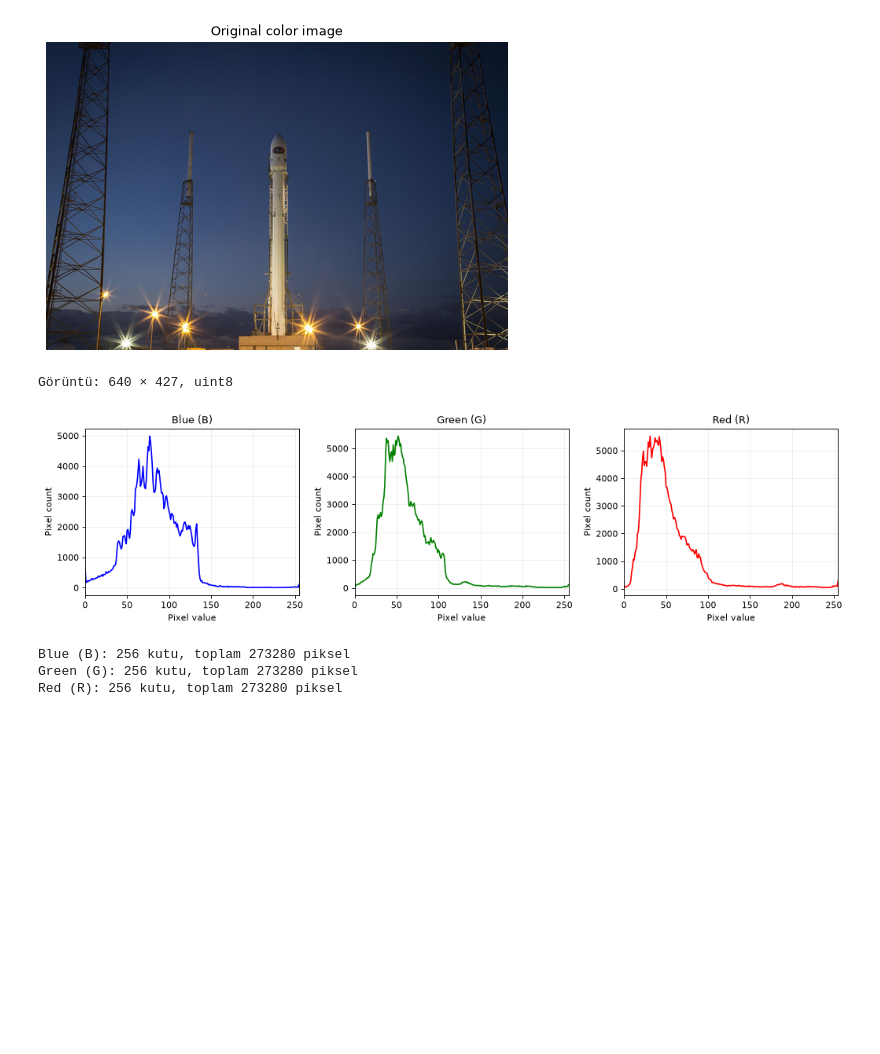
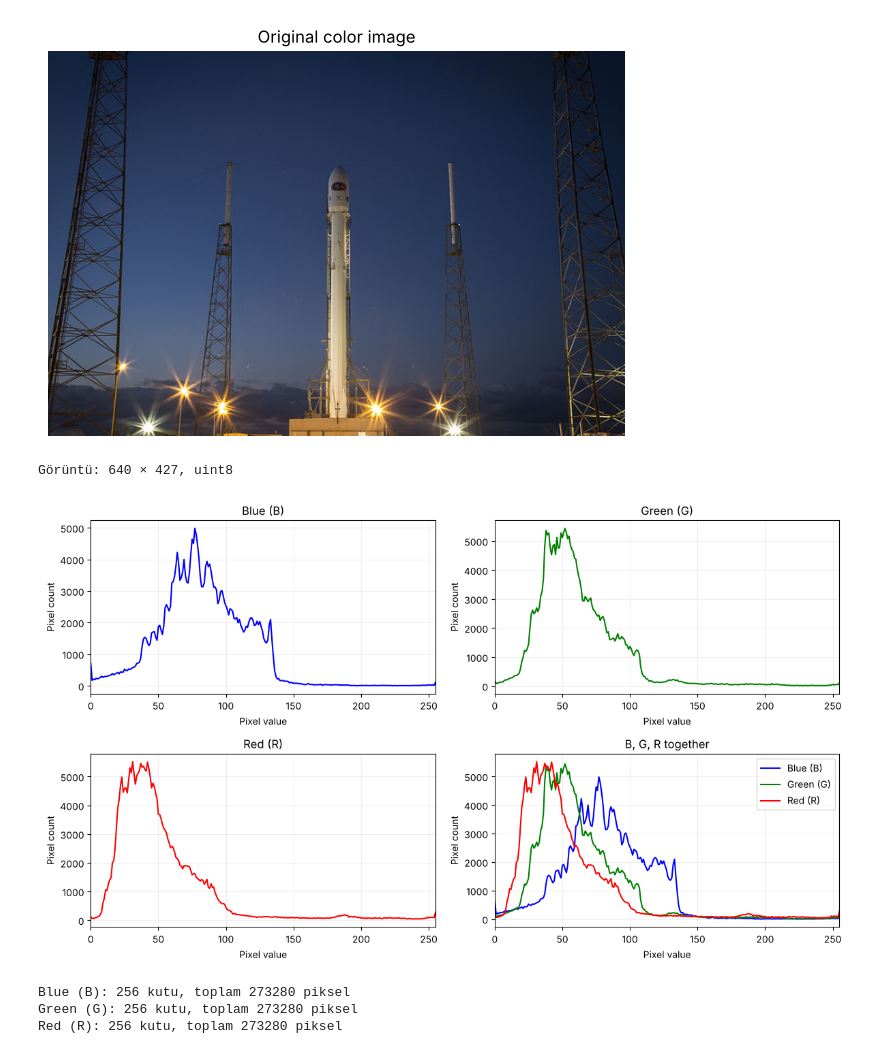
Before and after one commit to Nmertgules/DEEP, a Jupyter notebook: week5/01_color_histograms_opencv.ipynb, the cells around one changed output. Drawn from its saved outputs; the diff is of its cells as text; code cells hidden in the pictures; blank space fills up the shorter version.

```diff
--- a/week5/01_color_histograms_opencv.ipynb
+++ b/week5/01_color_histograms_opencv.ipynb
@@ -12,13 +12,19 @@ import cv2
 import numpy as np
 import matplotlib.pyplot as plt
 
-# Repodaki mevcut renkli fotoğrafı kullanıyoruz.
-HERE = Path('week5') if Path('week5').is_dir() else Path('.')
-IMAGE = HERE.parent / 'week4' / 'assets' / 'rocket.jpg'
+plt.rcParams['svg.hashsalt'] = 'week5'  # SVG içindeki kimlikler sabit; aynı girdi aynı dosyayı üretir.
+
+# Repo kökünü çalışılan klasörden yukarı doğru arayarak buluyoruz; böylece
+# notebook hem repo kökünden hem de week5 klasöründen çalışır.
+ROOT = next((p for p in [Path.cwd(), *Path.cwd().parents]
+             if (p / 'week4' / 'assets' / 'rocket.jpg').is_file()), None)
+if ROOT is None:
+    raise FileNotFoundError('week4/assets/rocket.jpg bulunamadı. Repoyu bütünüyle indirip repo içinden çalıştırın.')
+IMAGE = ROOT / 'week4' / 'assets' / 'rocket.jpg'
 bgr = cv2.imread(str(IMAGE), cv2.IMREAD_COLOR)
 if bgr is None:
-    raise FileNotFoundError(f'Görüntü okunamadı: {IMAGE}. Repoyu bütünüyle indirin.')
-OUT = HERE / 'results'
+    raise FileNotFoundError(f'Görüntü okunamadı: {IMAGE}.')
+OUT = ROOT / 'week5' / 'results'
 OUT.mkdir(exist_ok=True)
 channels = cv2.split(bgr)  # B, G, R
 names = ['Blue (B)', 'Green (G)', 'Red (R)']
@@ -30,5 +36,5 @@ plt.axis('off')
 plt.show()
 print(f'Görüntü: {bgr.shape[1]} × {bgr.shape[0]}, {bgr.dtype}')
 # %% [output]
-[figure, old version]
+[figure, new version]
 Görüntü: 640 × 427, uint8
@@ -37,17 +41,31 @@ histograms = [cv2.calcHist([channel], [0], None, [256], [0, 256]).ravel() for ch
+# %%
+# Renkli görüntünün kendisi verilir; channels=[i] her seferinde tek kanalı seçer (0=B, 1=G, 2=R).
+histograms = [cv2.calcHist([bgr], [i], None, [256], [0, 256]).ravel() for i in range(3)]
+
+# Ayrılmış kanallar üzerinden hesapla aynı sonucu vermeli.
+for i, channel in enumerate(channels):
+    assert np.array_equal(histograms[i], cv2.calcHist([channel], [0], None, [256], [0, 256]).ravel())
 # %%
-fig, axes = plt.subplots(1, 3, figsize=(13, 3.6))
-for ax, hist, name, color in zip(axes, histograms, names, colors):
+fig, axes = plt.subplots(2, 2, figsize=(12, 7))
+for ax, hist, name, color in zip(axes.flat, histograms, names, colors):
     ax.plot(np.arange(256), hist, color=color)
     ax.set(title=name, xlabel='Pixel value', ylabel='Pixel count', xlim=(0, 255))
     ax.grid(alpha=0.2)
+# Dördüncü grafik: üç kanal aynı eksende, karşılaştırma için.
+combined = axes.flat[3]
+for hist, name, color in zip(histograms, names, colors):
+    combined.plot(np.arange(256), hist, color=color, label=name)
+combined.set(title='B, G, R together', xlabel='Pixel value', ylabel='Pixel count', xlim=(0, 255))
+combined.legend()
+combined.grid(alpha=0.2)
 fig.tight_layout()
-fig.savefig(OUT / 'task1_histograms.svg')
+fig.savefig(OUT / 'task1_histograms.svg', metadata={'Date': None})
 plt.show()
 for name, hist in zip(names, histograms):
     assert int(hist.sum()) == bgr.shape[0] * bgr.shape[1]
-    print(f'{name}: 256 kutu, toplam {int(hist.sum())} piksel')
+    print(f'{name}: {len(hist)} kutu, toplam {int(hist.sum())} piksel')
 # %% [output]
-[figure, old version]
+[figure, new version]
 Blue (B): 256 kutu, toplam 273280 piksel
 Green (G): 256 kutu, toplam 273280 piksel
 Red (R): 256 kutu, toplam 273280 piksel
```
Also changed, not shown: parts of 2 cells of this notebook, 4 other files.
